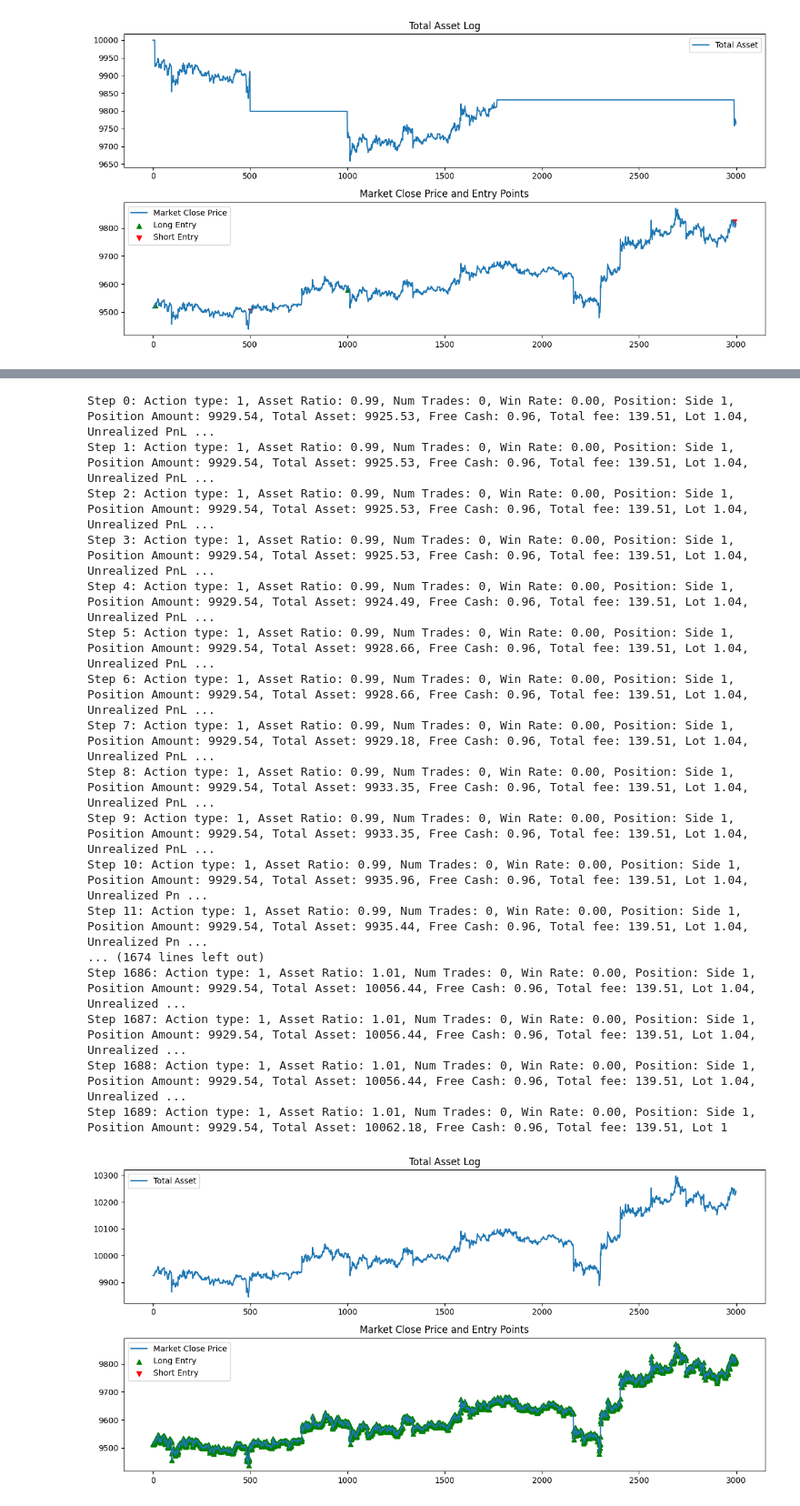
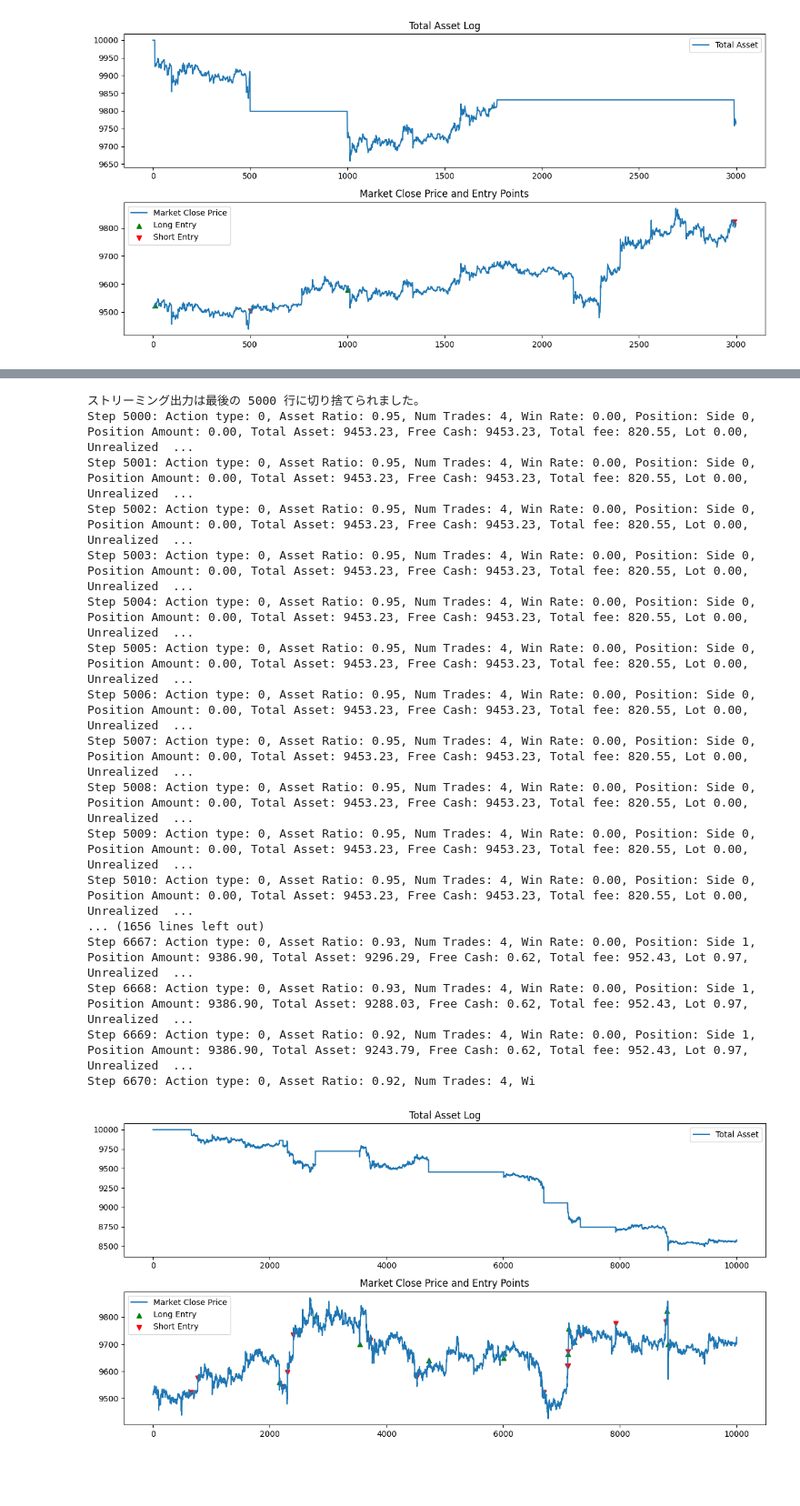
Before and after one commit to alunfes/GoogleColabProjects, a Jupyter notebook: DQN_Trading_One_Trade_Reward.ipynb, the cells around one changed output, grey strips where cells are left out. Shown at 91% size. Cells and saved outputs as stored; diff of their text form; code cells hidden in the pictures; blank space fills up the shorter version.

```diff
--- a/DQN_Trading_One_Trade_Reward.ipynb
+++ b/DQN_Trading_One_Trade_Reward.ipynb
@@ -1031,6 +1035,7 @@ class DuelingDQNLarge(nn.Module):
             md = F.relu(self.md_linears5[i](md))
             md_out_list.append(md)
         md_out = torch.cat(md_out_list, dim=1)
+        ac_state = ac_state.unsqueeze(-1)
         for i in range(self.ac_state_num):
             ac = ac_state[:, i, :]
             ac = F.relu(self.ac_linears0[i](ac))
@@ -1173,6 +1178,7 @@ class Agent:
         num_trade_log = deque(maxlen=100)
         win_rate_log = deque(maxlen=100)
         asset_change_ratio_log = deque(maxlen=100)
+        num_steps_log = deque(maxlen=100)
         eps = eps_start                    # Epsilonの初期値
         for i_episode in range(1, n_episodes+1):
             start_time = time.time()  # エピソードの開始時刻
@@ -1212,19 +1218,21 @@ class Agent:
             num_trade_log.append(env.num_trade)
             win_rate_log.append(env.win_rate)
             asset_change_ratio_log.append(env.total_asset_change_ratio)
+            num_steps_log.append(env.num_steps)
             eps = max(eps_end, eps_decay*eps) # Epsilonを減衰させる
             print('\rEpisode {}\tAverage Score: {:.2f}'.format(i_episode, np.mean(scores_window)), end="")
             if i_episode % 100 == 0:
                 self.__save_model(self.qnetwork_local, self.optimizer)
             if i_episode % 100 == 0:
-                print(f'\rEpisode {i_episode}\tAverage Score: {np.mean(scores_window):.2f}\tNum Learned: {self.num_learned}\tLen Memory: {self.memory.get_len()}\tNum Steps: {env.num_steps}\tNum Trade: {np.mean(num_trade_log)}\tWin Rate: {np.mean(win_rate_log)}\tAsset Change Ratio: {np.mean(asset_change_ratio_log):.2f}\tDuration: {sum(time_log):.2f} sec')
+                print(f'\rEpisode {i_episode}\tAverage Score: {np.mean(scores_window):.2f}\tNum Learned: {self.num_learned}\tLen Memory: {self.memory.get_len()}\tNum Steps: {np.mean(num_steps_log)}\tNum Trade: {np.mean(num_trade_log)}\tWin Rate: {np.mean(win_rate_log)}\tAsset Change Ratio: {np.mean(asset_change_ratio_log):.2f}\tDuration: {sum(time_log):.2f} sec')
         return scores
 
 
 
 # 学習パラメータの設定
 load_model = True
-ac_state_length = 770
+ac_state_length = 1
+ac_state_num = 3
 max_trade_cycle_period = 770
 num_md_index = 10
 md_state_length = num_md_index
@@ -1237,7 +1245,7 @@ eps_end = 0.01
 eps_decay = 0.995
 UPDATE_EVERY = 128
 
-agent = Agent(load_model, md_state_length, md_state_num=len(MarketData.terms), ac_state_length=ac_state_length, ac_state_num=2, output_size=3, learning_rate=1e-03, BUFFER_SIZE=200000, BATCH_SIZE=4096, UPDATE_EVERY=UPDATE_EVERY,
+agent = Agent(load_model, md_state_length, md_state_num=len(MarketData.terms), ac_state_length=ac_state_length, ac_state_num=ac_state_num, output_size=3, learning_rate=1e-03, BUFFER_SIZE=200000, BATCH_SIZE=4096, UPDATE_EVERY=UPDATE_EVERY,
                  GAMMA=0.98, TAU=0.005, sim_start_ind_scope=[10000, 300000], max_sim_length=max_sim_length, is_done_pnl_ratio=is_done_pnl_ratio, is_done_trade_ratio = is_done_trade_ratio,
               max_trade_cycle_period = max_trade_cycle_period)
 
@@ -1329,52 +1349,51 @@ class LoadModelTradingSimulation:
         plt.legend()
         plt.title('Total Asset Log')
         # Plot MarketData.close with long and short entries
         valid_close_data = MarketData.close[self.env.start_ind:self.env.start_ind + len(self.env.total_asset_log[self.env.state_length:])]
         plt.subplot(2, 1, 2)
         plt.plot(valid_close_data, label='Market Close Price')
         # long_entries と short_entries のクローズ価格を取得
         long_close_prices = [MarketData.close[self.env.start_ind + i] for i in long_entries if self.env.start_ind + i < len(MarketData.close)]
         short_close_prices = [MarketData.close[self.env.start_ind + i] for i in short_entries if self.env.start_ind + i < len(MarketData.close)]
         # エントリポイントをプロット
         plt.scatter(long_entries, long_close_prices, color='green', marker='^', label='Long Entry')
         plt.scatter(short_entries, short_close_prices, color='red', marker='v', label='Short Entry')
         plt.legend()
         plt.title('Market Close Price and Entry Points')
         plt.tight_layout()
         plt.show()
 
 
 # シミュレーションの設定
 start_index = 100000  # 任意の開始位置
-simulation_length = 3000  # シミュレーションの長さ
-
-ac_state_num = 2
-ac_state_length = 770
+simulation_length = 10000  # シミュレーションの長さ
+ac_state_num = 3
+ac_state_length = 1
 max_trade_cycle_period = 770
 num_md_index = 10
 md_state_length = num_md_index
 md_state_num=len(MarketData.terms)
 output_size = 3
 
 # シミュレーションの実行
 simulation = LoadModelTradingSimulation(start_index, simulation_length, md_state_length, md_state_num, ac_state_length, ac_state_num, output_size)
 simulation.run_simulation()
 # %% [output]
-Step 0: Action type: 1, Asset Ratio: 0.99, Num Trades: 0, Win Rate: 0.00, Position: Side 1, Position Amount: 9929.54, Total Asset: 9925.53, Free Cash: 0.96, Total fee: 139.51, Lot 1.04, Unrealized PnL ...
-Step 1: Action type: 1, Asset Ratio: 0.99, Num Trades: 0, Win Rate: 0.00, Position: Side 1, Position Amount: 9929.54, Total Asset: 9925.53, Free Cash: 0.96, Total fee: 139.51, Lot 1.04, Unrealized PnL ...
-Step 2: Action type: 1, Asset Ratio: 0.99, Num Trades: 0, Win Rate: 0.00, Position: Side 1, Position Amount: 9929.54, Total Asset: 9925.53, Free Cash: 0.96, Total fee: 139.51, Lot 1.04, Unrealized PnL ...
-Step 3: Action type: 1, Asset Ratio: 0.99, Num Trades: 0, Win Rate: 0.00, Position: Side 1, Position Amount: 9929.54, Total Asset: 9925.53, Free Cash: 0.96, Total fee: 139.51, Lot 1.04, Unrealized PnL ...
-Step 4: Action type: 1, Asset Ratio: 0.99, Num Trades: 0, Win Rate: 0.00, Position: Side 1, Position Amount: 9929.54, Total Asset: 9924.49, Free Cash: 0.96, Total fee: 139.51, Lot 1.04, Unrealized PnL ...
-Step 5: Action type: 1, Asset Ratio: 0.99, Num Trades: 0, Win Rate: 0.00, Position: Side 1, Position Amount: 9929.54, Total Asset: 9928.66, Free Cash: 0.96, Total fee: 139.51, Lot 1.04, Unrealized PnL ...
-Step 6: Action type: 1, Asset Ratio: 0.99, Num Trades: 0, Win Rate: 0.00, Position: Side 1, Position Amount: 9929.54, Total Asset: 9928.66, Free Cash: 0.96, Total fee: 139.51, Lot 1.04, Unrealized PnL ...
-Step 7: Action type: 1, Asset Ratio: 0.99, Num Trades: 0, Win Rate: 0.00, Position: Side 1, Position Amount: 9929.54, Total Asset: 9929.18, Free Cash: 0.96, Total fee: 139.51, Lot 1.04, Unrealized PnL ...
-Step 8: Action type: 1, Asset Ratio: 0.99, Num Trades: 0, Win Rate: 0.00, Position: Side 1, Position Amount: 9929.54, Total Asset: 9933.35, Free Cash: 0.96, Total fee: 139.51, Lot 1.04, Unrealized PnL ...
-Step 9: Action type: 1, Asset Ratio: 0.99, Num Trades: 0, Win Rate: 0.00, Position: Side 1, Position Amount: 9929.54, Total Asset: 9933.35, Free Cash: 0.96, Total fee: 139.51, Lot 1.04, Unrealized PnL ...
-Step 10: Action type: 1, Asset Ratio: 0.99, Num Trades: 0, Win Rate: 0.00, Position: Side 1, Position Amount: 9929.54, Total Asset: 9935.96, Free Cash: 0.96, Total fee: 139.51, Lot 1.04, Unrealized Pn ...
-Step 11: Action type: 1, Asset Ratio: 0.99, Num Trades: 0, Win Rate: 0.00, Position: Side 1, Position Amount: 9929.54, Total Asset: 9935.44, Free Cash: 0.96, Total fee: 139.51, Lot 1.04, Unrealized Pn ...
-... (1674 lines left out)
-Step 1686: Action type: 1, Asset Ratio: 1.01, Num Trades: 0, Win Rate: 0.00, Position: Side 1, Position Amount: 9929.54, Total Asset: 10056.44, Free Cash: 0.96, Total fee: 139.51, Lot 1.04, Unrealized ...
-Step 1687: Action type: 1, Asset Ratio: 1.01, Num Trades: 0, Win Rate: 0.00, Position: Side 1, Position Amount: 9929.54, Total Asset: 10056.44, Free Cash: 0.96, Total fee: 139.51, Lot 1.04, Unrealized ...
-Step 1688: Action type: 1, Asset Ratio: 1.01, Num Trades: 0, Win Rate: 0.00, Position: Side 1, Position Amount: 9929.54, Total Asset: 10056.44, Free Cash: 0.96, Total fee: 139.51, Lot 1.04, Unrealized ...
-Step 1689: Action type: 1, Asset Ratio: 1.01, Num Trades: 0, Win Rate: 0.00, Position: Side 1, Position Amount: 9929.54, Total Asset: 10062.18, Free Cash: 0.96, Total fee: 139.51, Lot 1
+ストリーミング出力は最後の 5000 行に切り捨てられました。
+Step 5000: Action type: 0, Asset Ratio: 0.95, Num Trades: 4, Win Rate: 0.00, Position: Side 0, Position Amount: 0.00, Total Asset: 9453.23, Free Cash: 9453.23, Total fee: 820.55, Lot 0.00, Unrealized  ...
+Step 5001: Action type: 0, Asset Ratio: 0.95, Num Trades: 4, Win Rate: 0.00, Position: Side 0, Position Amount: 0.00, Total Asset: 9453.23, Free Cash: 9453.23, Total fee: 820.55, Lot 0.00, Unrealized  ...
+Step 5002: Action type: 0, Asset Ratio: 0.95, Num Trades: 4, Win Rate: 0.00, Position: Side 0, Position Amount: 0.00, Total Asset: 9453.23, Free Cash: 9453.23, Total fee: 820.55, Lot 0.00, Unrealized  ...
+Step 5003: Action type: 0, Asset Ratio: 0.95, Num Trades: 4, Win Rate: 0.00, Position: Side 0, Position Amount: 0.00, Total Asset: 9453.23, Free Cash: 9453.23, Total fee: 820.55, Lot 0.00, Unrealized  ...
+Step 5004: Action type: 0, Asset Ratio: 0.95, Num Trades: 4, Win Rate: 0.00, Position: Side 0, Position Amount: 0.00, Total Asset: 9453.23, Free Cash: 9453.23, Total fee: 820.55, Lot 0.00, Unrealized  ...
+Step 5005: Action type: 0, Asset Ratio: 0.95, Num Trades: 4, Win Rate: 0.00, Position: Side 0, Position Amount: 0.00, Total Asset: 9453.23, Free Cash: 9453.23, Total fee: 820.55, Lot 0.00, Unrealized  ...
+Step 5006: Action type: 0, Asset Ratio: 0.95, Num Trades: 4, Win Rate: 0.00, Position: Side 0, Position Amount: 0.00, Total Asset: 9453.23, Free Cash: 9453.23, Total fee: 820.55, Lot 0.00, Unrealized  ...
+Step 5007: Action type: 0, Asset Ratio: 0.95, Num Trades: 4, Win Rate: 0.00, Position: Side 0, Position Amount: 0.00, Total Asset: 9453.23, Free Cash: 9453.23, Total fee: 820.55, Lot 0.00, Unrealized  ...
+Step 5008: Action type: 0, Asset Ratio: 0.95, Num Trades: 4, Win Rate: 0.00, Position: Side 0, Position Amount: 0.00, Total Asset: 9453.23, Free Cash: 9453.23, Total fee: 820.55, Lot 0.00, Unrealized  ...
+Step 5009: Action type: 0, Asset Ratio: 0.95, Num Trades: 4, Win Rate: 0.00, Position: Side 0, Position Amount: 0.00, Total Asset: 9453.23, Free Cash: 9453.23, Total fee: 820.55, Lot 0.00, Unrealized  ...
+Step 5010: Action type: 0, Asset Ratio: 0.95, Num Trades: 4, Win Rate: 0.00, Position: Side 0, Position Amount: 0.00, Total Asset: 9453.23, Free Cash: 9453.23, Total fee: 820.55, Lot 0.00, Unrealized  ...
+... (1656 lines left out)
+Step 6667: Action type: 0, Asset Ratio: 0.93, Num Trades: 4, Win Rate: 0.00, Position: Side 1, Position Amount: 9386.90, Total Asset: 9296.29, Free Cash: 0.62, Total fee: 952.43, Lot 0.97, Unrealized  ...
+Step 6668: Action type: 0, Asset Ratio: 0.93, Num Trades: 4, Win Rate: 0.00, Position: Side 1, Position Amount: 9386.90, Total Asset: 9288.03, Free Cash: 0.62, Total fee: 952.43, Lot 0.97, Unrealized  ...
+Step 6669: Action type: 0, Asset Ratio: 0.92, Num Trades: 4, Win Rate: 0.00, Position: Side 1, Position Amount: 9386.90, Total Asset: 9243.79, Free Cash: 0.62, Total fee: 952.43, Lot 0.97, Unrealized  ...
+Step 6670: Action type: 0, Asset Ratio: 0.92, Num Trades: 4, Wi
-[figure, old version]
+[figure, new version]
```
Also changed, not shown: parts of 3 cells of this notebook.
